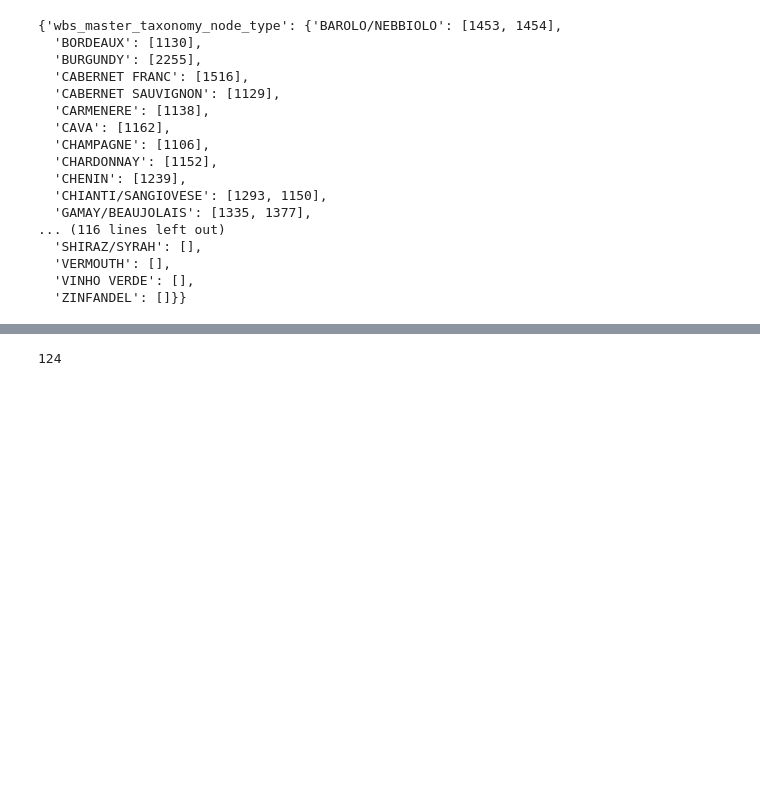
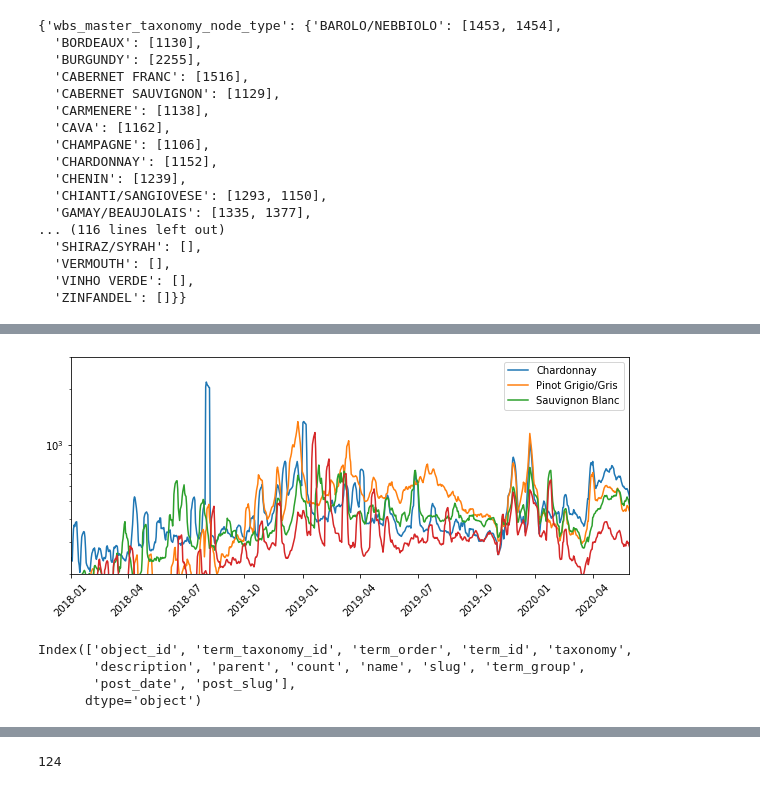
Before and after one commit to JocelynF/WineRegions, a Jupyter notebook: Testing Page Weights.ipynb, the cells around one changed output, grey strips where cells are left out. Cells and saved outputs as stored; diff of their text form; code cells hidden in the pictures; blank space fills up the shorter version.

```diff
--- a/Testing Page Weights.ipynb
+++ b/Testing Page Weights.ipynb
@@ -294,0 +271,3 @@ def convert_csv_input(df, column):
+# %%
+views = pd.read_csv('WeightedWineViewsTest.csv', parse_dates = [0])
+views = views.rename(columns = {'Unnamed: 0':'DATE'})
@@ -294,0 +289,26 @@ def convert_csv_input(df, column):
+# %%
+plt.figure(figsize = (10,4))
+plt.plot(views['DATE'],views['CHARDONNAY'].rolling(window=7).mean())
+plt.plot(views['DATE'],views['PINOT GRIGIO/PINOT GRIS'].rolling(window=7).mean())
+plt.plot(views['DATE'],views['SAUVIGNON BLANC'].rolling(window=7).mean())
+plt.plot(views['DATE'],views['RIESLING'].rolling(window=7).mean())
+# plt.plot(views['DATE'],views[''])
+
+plt.yscale('log')
+plt.ylim([200,3000])
+#plt.xlim([500,2000])
+dstart = datetime.datetime(2018,1,1)
+dstop = datetime.datetime(2020,5,28)
+plt.legend(['Chardonnay', 'Pinot Grigio/Gris', 'Sauvignon Blanc'])
+plt.xlim([dstart, dstop])
+plt.xticks(rotation = 45)
+plt.show()
+# %% [output]
+[figure, added]
+# %%
+wp_pageterms.columns
+# %% [output]
+Index(['object_id', 'term_taxonomy_id', 'term_order', 'term_id', 'taxonomy',
+       'description', 'parent', 'count', 'name', 'slug', 'term_group',
+       'post_date', 'post_slug'],
+      dtype='object')
```
Also changed, not shown: parts of 17 cells of this notebook, 3 other files.
